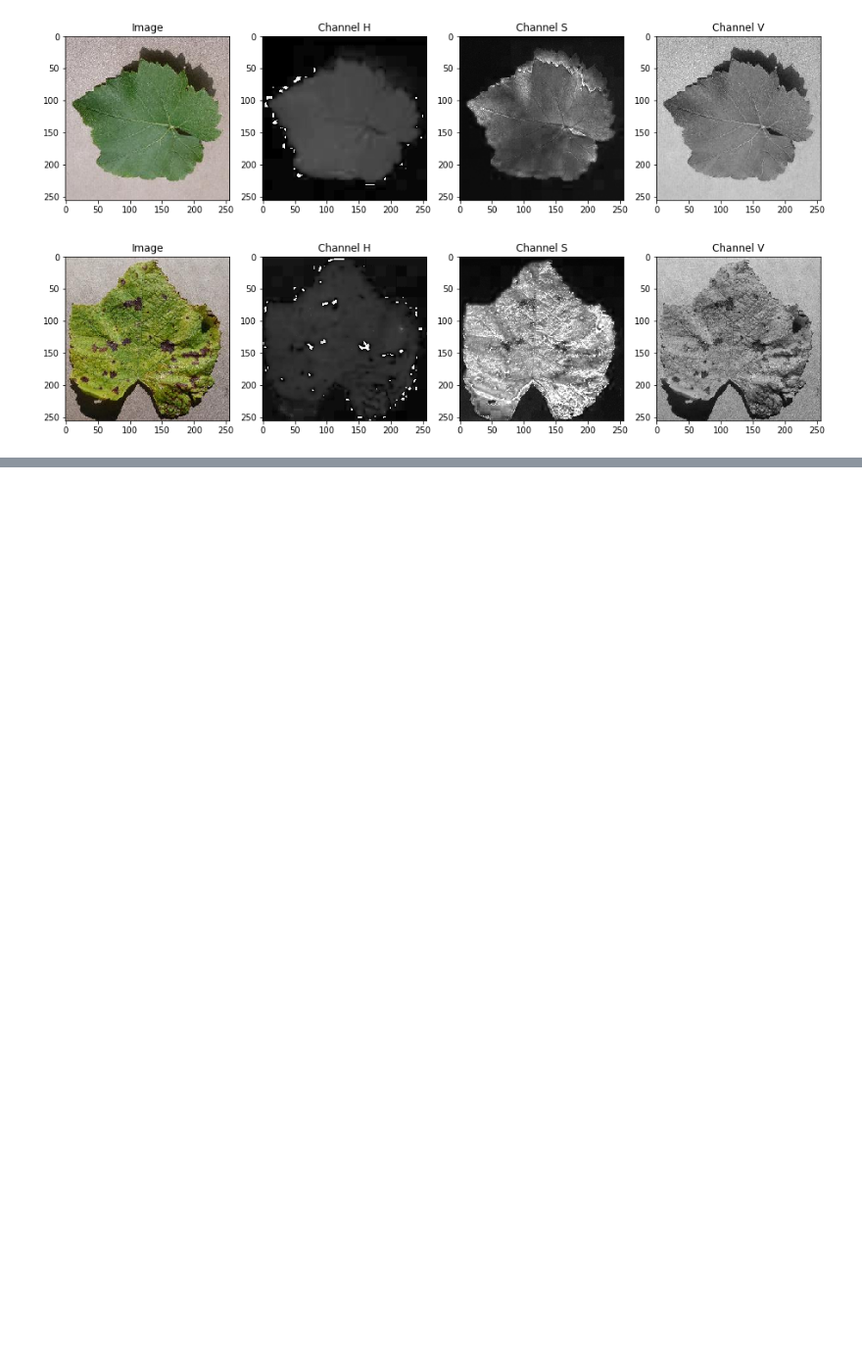
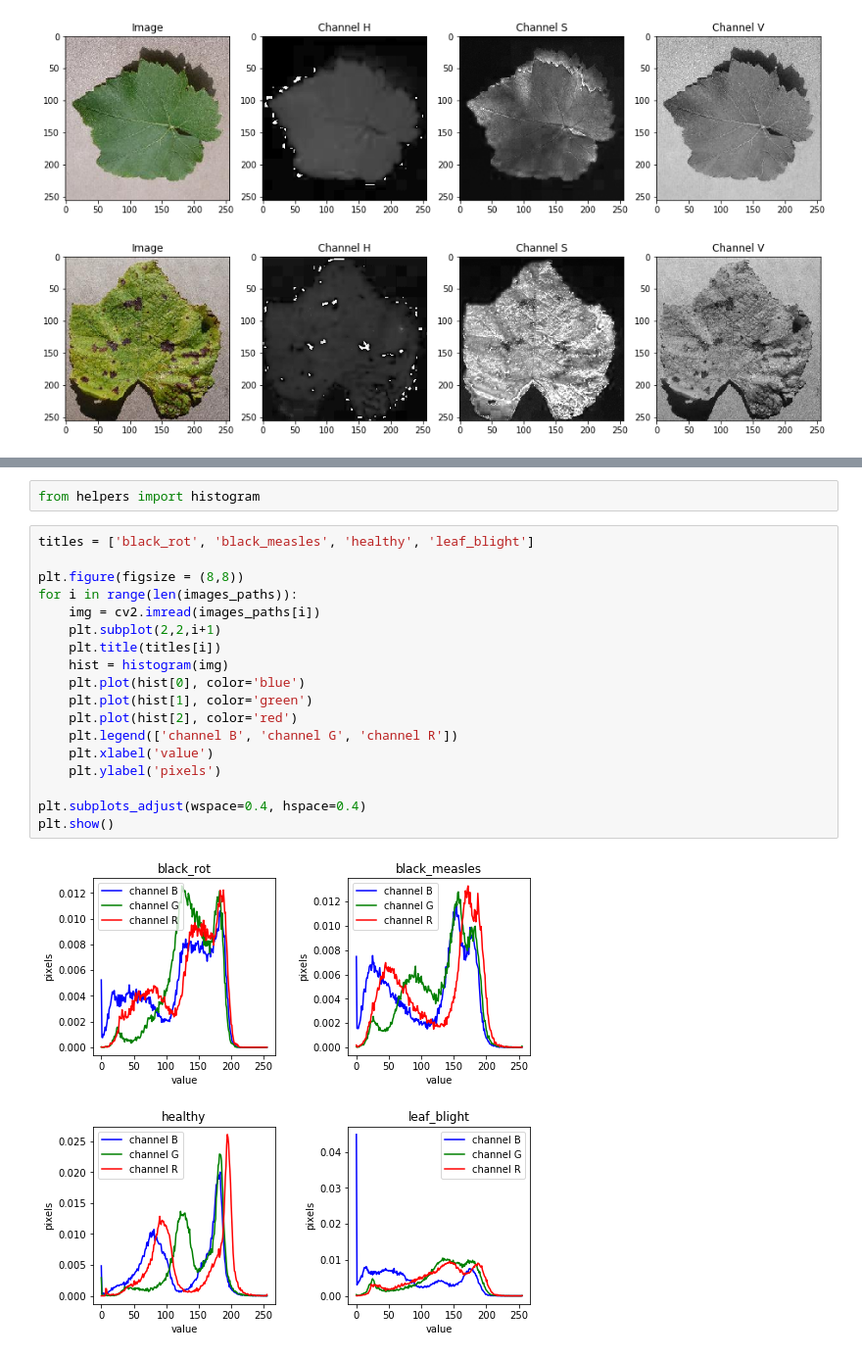
Before and after one commit to Jefersonalves/grape-diseases, a Jupyter notebook: 1_data_exploration.ipynb, the cells around one changed output, grey strips where cells are left out. Shown at 98% size. Cells and saved outputs as stored; diff of their text form; blank space fills up the shorter version.

Commit message:
add histograms to sample images

```diff
--- a/1_data_exploration.ipynb
+++ b/1_data_exploration.ipynb
@@ -134,0 +144,22 @@ for image in images_paths:
+# %%
+from helpers import histogram
+# %%
+titles = ['black_rot', 'black_measles', 'healthy', 'leaf_blight']
+
+plt.figure(figsize = (8,8))
+for i in range(len(images_paths)):
+    img = cv2.imread(images_paths[i])
+    plt.subplot(2,2,i+1)
+    plt.title(titles[i])
+    hist = histogram(img)
+    plt.plot(hist[0], color='blue')
+    plt.plot(hist[1], color='green')
+    plt.plot(hist[2], color='red')
+    plt.legend(['channel B', 'channel G', 'channel R'])
+    plt.xlabel('value')
+    plt.ylabel('pixels')
+
+plt.subplots_adjust(wspace=0.4, hspace=0.4)
+plt.show()
+# %% [output]
+[figure, added]
```
Also changed, not shown: parts of 5 cells of this notebook, 1 other file.
